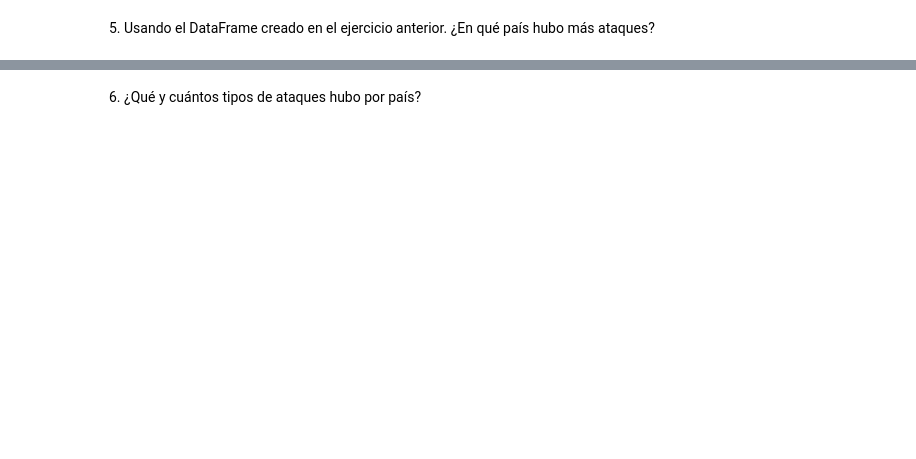
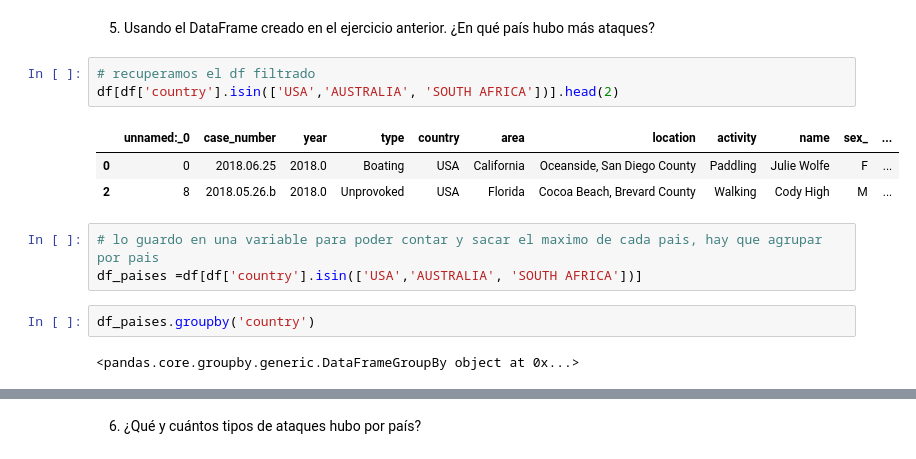
Before and after one commit to Adalab/DA-promo-b-modulo2-sprint-1-Antoanela-Chloe, a Jupyter notebook: pandas/pp-python-modulo-2-sprint-1-pandas-ej-6-groupby/pp-python-modulo-2-sprint-1-pandas-ej-6-groupby.ipynb, the cells around one changed output, grey strips where cells are left out. Drawn from its saved outputs; the diff is of its cells as text; blank space fills up the shorter version.

```diff
--- a/pandas/pp-python-modulo-2-sprint-1-pandas-ej-6-groupby/pp-python-modulo-2-sprint-1-pandas-ej-6-groupby.ipynb
+++ b/pandas/pp-python-modulo-2-sprint-1-pandas-ej-6-groupby/pp-python-modulo-2-sprint-1-pandas-ej-6-groupby.ipynb
@@ -183,2 +242,16 @@ df_ataques
 # %% [markdown]
 5. Usando el DataFrame creado en el ejercicio anterior. ¿En qué país hubo más ataques?
+# %%
+# recuperamos el df filtrado
+df[df['country'].isin(['USA','AUSTRALIA', 'SOUTH AFRICA'])].head(2)
+# %% [output]
+|  | unnamed:_0 | case_number | year | type | country | area | location | activity | name | sex_ | ... |
+| 0 | 0 | 2018.06.25 | 2018.0 | Boating | USA | California | Oceanside, San Diego County | Paddling | Julie Wolfe | F | ... |
+| 2 | 8 | 2018.05.26.b | 2018.0 | Unprovoked | USA | Florida | Cocoa Beach, Brevard County | Walking | Cody High | M | ... |
+# %%
+# lo guardo en una variable para poder contar y sacar el maximo de cada pais, hay que agrupar por pais
+df_paises =df[df['country'].isin(['USA','AUSTRALIA', 'SOUTH AFRICA'])]
+# %%
+df_paises.groupby('country')
+# %% [output]
+<pandas.core.groupby.generic.DataFrameGroupBy object at 0x...>
```
Also changed, not shown: parts of 22 cells of this notebook, 1 other file.
